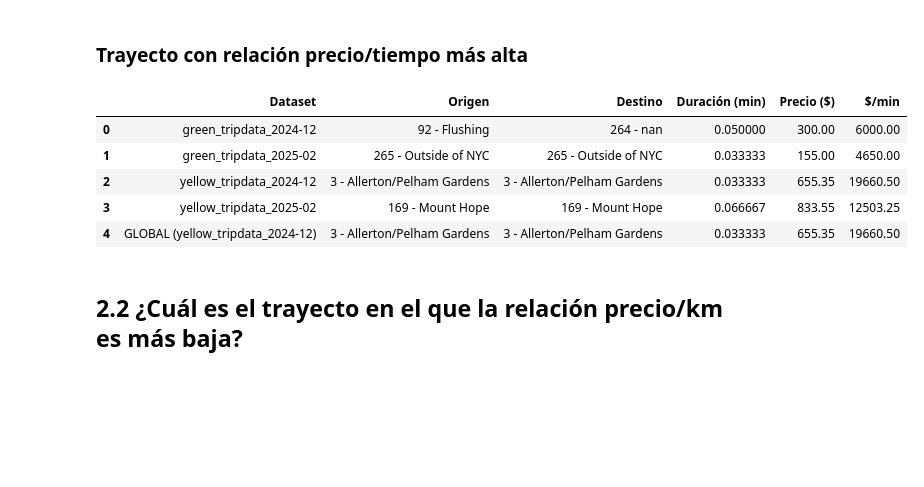
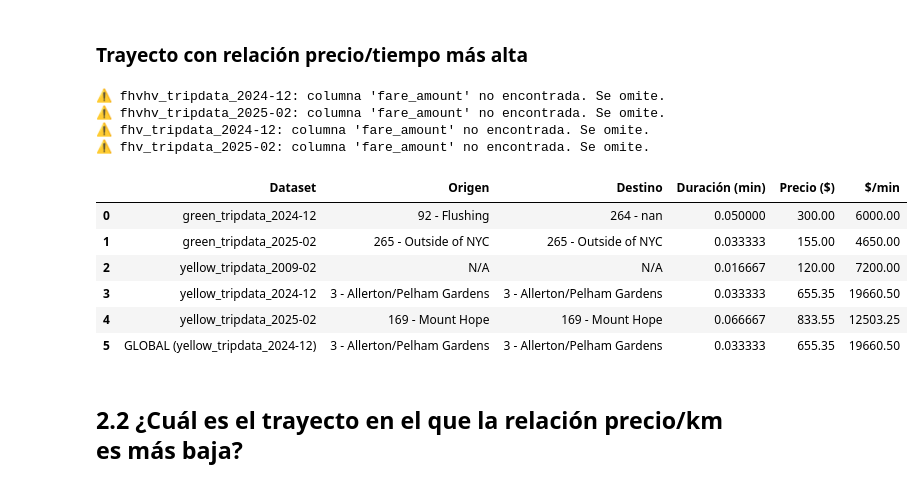
Before and after one commit to renerubio/NYC-TAXI, a Jupyter notebook: NYC_Taxi.ipynb, the cells around one changed output. Saved outputs shown, nothing was run; the diff lists cells and outputs as text; code cells hidden in the pictures; blank space fills up the shorter version.

```diff
--- a/NYC_Taxi.ipynb
+++ b/NYC_Taxi.ipynb
@@ -1637,12 +1623,6 @@ def trayecto_mayor_precio_por_minuto(datasets_dict):
     """
     Encuentra el trayecto con mayor relación precio/tiempo para cada dataset
     (es decir, el mayor coste por minuto), e identifica también el global.
-
-    Parámetros:
-        datasets_dict: diccionario {nombre_dataset: DataFrame}
-
-    Retorna:
-        DataFrame con los trayectos más caros por minuto
     """
     resumen = []
     global_max = None
@@ -1677,46 +1657,56 @@ def trayecto_mayor_precio_por_minuto(datasets_dict):
             continue
 
         top = df.loc[df["usd_per_min"].idxmax()]
-        origen_id = int(top["PULocationID"])
-        destino_id = int(top["DOLocationID"])
+
+        # Manejo seguro de columnas de localización
+        origen_id = int(top["PULocationID"]) if "PULocationID" in top else None
+        destino_id = int(top["DOLocationID"]) if "DOLocationID" in top else None
 
         resumen.append({
             "Dataset": nombre,
-            "Origen": f"{origen_id} - {zona_nombres.get(origen_id, 'Desconocido')}",
-            "Destino": f"{destino_id} - {zona_nombres.get(destino_id, 'Desconocido')}",
+            "Origen": f"{origen_id} - {zona_nombres.get(origen_id, 'Desconocido')}" if origen_id else "N/A",
+            "Destino": f"{destino_id} - {zona_nombres.get(destino_id, 'Desconocido')}" if destino_id else "N/A",
             "Duración (min)": top["duration_min"],
             "Precio ($)": top["fare_amount"],
             "$/min": top["usd_per_min"]
         })
 
         if global_max is None or top["usd_per_min"] > global_max["usd_per_min"]:
             global_max = top
             global_name = nombre
 
+    # Agregar global
     if global_max is not None:
-        origen_id = int(global_max["PULocationID"])
-        destino_id = int(global_max["DOLocationID"])
+        origen_id = int(global_max["PULocationID"]) if "PULocationID" in global_max else None
+        destino_id = int(global_max["DOLocationID"]) if "DOLocationID" in global_max else None
+
         resumen.append({
             "Dataset": f"GLOBAL ({global_name})",
-            "Origen": f"{origen_id} - {zona_nombres.get(origen_id, 'Desconocido')}",
-            "Destino": f"{destino_id} - {zona_nombres.get(destino_id, 'Desconocido')}",
+            "Origen": f"{origen_id} - {zona_nombres.get(origen_id, 'Desconocido')}" if origen_id else "N/A",
+            "Destino": f"{destino_id} - {zona_nombres.get(destino_id, 'Desconocido')}" if destino_id else "N/A",
             "Duración (min)": global_max["duration_min"],
             "Precio ($)": global_max["fare_amount"],
             "$/min": global_max["usd_per_min"]
         })
 
     return pd.DataFrame(resumen)
 
 
+
 # Ejecutar la función para encontrar el trayecto con mayor precio por minuto
 trayecto_mayor_precio_por_minuto(normalized_datasets)
 # %% [output]
+⚠️ fhvhv_tripdata_2024-12: columna 'fare_amount' no encontrada. Se omite.
+⚠️ fhvhv_tripdata_2025-02: columna 'fare_amount' no encontrada. Se omite.
+⚠️ fhv_tripdata_2024-12: columna 'fare_amount' no encontrada. Se omite.
+⚠️ fhv_tripdata_2025-02: columna 'fare_amount' no encontrada. Se omite.
 |  | Dataset | Origen | Destino | Duración (min) | Precio ($) | $/min |
 | 0 | green_tripdata_2024-12 | 92 - Flushing | 264 - nan | 0.050000 | 300.00 | 6000.00 |
 | 1 | green_tripdata_2025-02 | 265 - Outside of NYC | 265 - Outside of NYC | 0.033333 | 155.00 | 4650.00 |
-| 2 | yellow_tripdata_2024-12 | 3 - Allerton/Pelham Gardens | 3 - Allerton/Pelham Gardens | 0.033333 | 655.35 | 19660.50 |
-| 3 | yellow_tripdata_2025-02 | 169 - Mount Hope | 169 - Mount Hope | 0.066667 | 833.55 | 12503.25 |
-| 4 | GLOBAL (yellow_tripdata_2024-12) | 3 - Allerton/Pelham Gardens | 3 - Allerton/Pelham Gardens | 0.033333 | 655.35 | 19660.50 |
+| 2 | yellow_tripdata_2009-02 | N/A | N/A | 0.016667 | 120.00 | 7200.00 |
+| 3 | yellow_tripdata_2024-12 | 3 - Allerton/Pelham Gardens | 3 - Allerton/Pelham Gardens | 0.033333 | 655.35 | 19660.50 |
+| 4 | yellow_tripdata_2025-02 | 169 - Mount Hope | 169 - Mount Hope | 0.066667 | 833.55 | 12503.25 |
+| 5 | GLOBAL (yellow_tripdata_2024-12) | 3 - Allerton/Pelham Gardens | 3 - Allerton/Pelham Gardens | 0.033333 | 655.35 | 19660.50 |
 # %% [markdown]
 ## 2.2	¿Cuál es el trayecto en el que la relación precio/km es más baja?
 # %%
```
Also changed, not shown: parts of 26 cells of this notebook.
